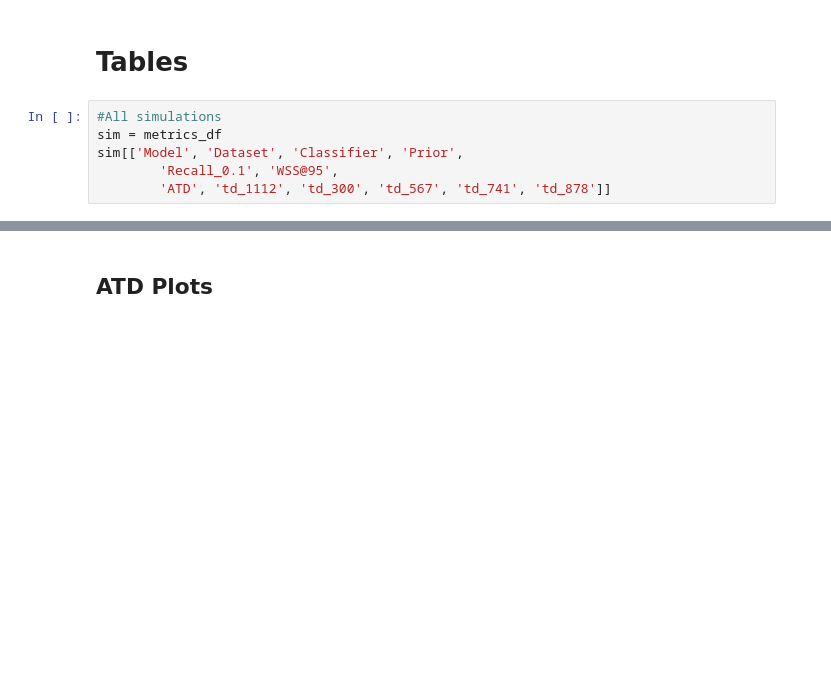
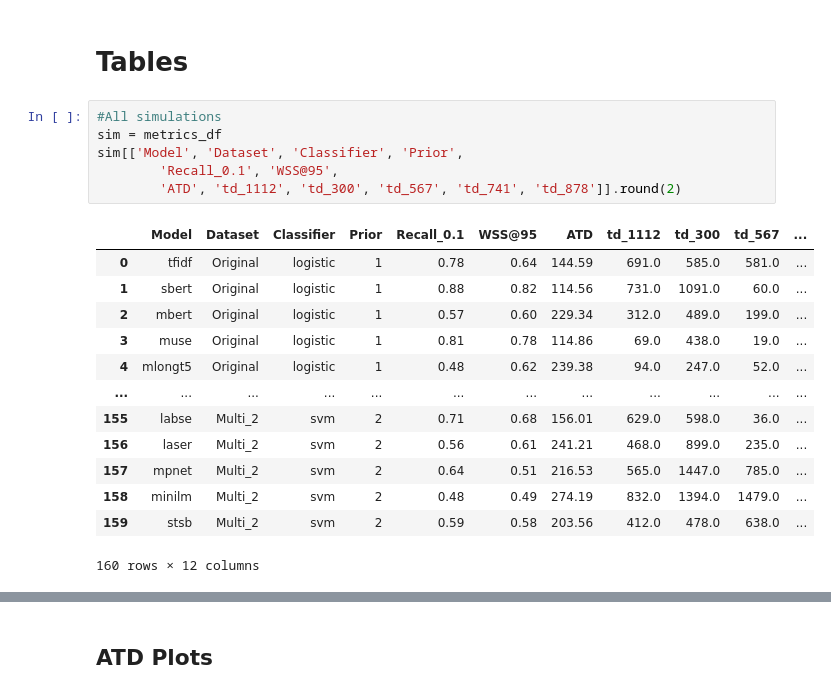
Before and after one commit to Robdboer/Multilingual-Feature-Extractors-Study, a Jupyter notebook: scripts/Simulation Results.ipynb, the cells around one changed output, grey strips where cells are left out. Drawn from its saved outputs; the diff is of its cells as text; blank space fills up the shorter version.

```diff
--- a/scripts/Simulation Results.ipynb
+++ b/scripts/Simulation Results.ipynb
@@ -75,9 +89,23 @@ metrics_df
 # %%
 #All simulations
 sim = metrics_df
 sim[['Model', 'Dataset', 'Classifier', 'Prior',
         'Recall_0.1', 'WSS@95',
-        'ATD', 'td_1112', 'td_300', 'td_567', 'td_741', 'td_878']]
+        'ATD', 'td_1112', 'td_300', 'td_567', 'td_741', 'td_878']].round(2)
+# %% [output]
+|  | Model | Dataset | Classifier | Prior | Recall_0.1 | WSS@95 | ATD | td_1112 | td_300 | td_567 | ... |
+| 0 | tfidf | Original | logistic | 1 | 0.78 | 0.64 | 144.59 | 691.0 | 585.0 | 581.0 | ... |
+| 1 | sbert | Original | logistic | 1 | 0.88 | 0.82 | 114.56 | 731.0 | 1091.0 | 60.0 | ... |
+| 2 | mbert | Original | logistic | 1 | 0.57 | 0.60 | 229.34 | 312.0 | 489.0 | 199.0 | ... |
+| 3 | muse | Original | logistic | 1 | 0.81 | 0.78 | 114.86 | 69.0 | 438.0 | 19.0 | ... |
+| 4 | mlongt5 | Original | logistic | 1 | 0.48 | 0.62 | 239.38 | 94.0 | 247.0 | 52.0 | ... |
+| ... | ... | ... | ... | ... | ... | ... | ... | ... | ... | ... | ... |
+| 155 | labse | Multi_2 | svm | 2 | 0.71 | 0.68 | 156.01 | 629.0 | 598.0 | 36.0 | ... |
+| 156 | laser | Multi_2 | svm | 2 | 0.56 | 0.61 | 241.21 | 468.0 | 899.0 | 235.0 | ... |
+| 157 | mpnet | Multi_2 | svm | 2 | 0.64 | 0.51 | 216.53 | 565.0 | 1447.0 | 785.0 | ... |
+| 158 | minilm | Multi_2 | svm | 2 | 0.48 | 0.49 | 274.19 | 832.0 | 1394.0 | 1479.0 | ... |
+| 159 | stsb | Multi_2 | svm | 2 | 0.59 | 0.58 | 203.56 | 412.0 | 478.0 | 638.0 | ... |
+160 rows × 12 columns
 # %%
 #Specific simulations
 sim = metrics_df.loc[(metrics_df.Classifier == 'logistic') & (metrics_df.Prior == '1') & (metrics_df.Dataset == 'Multi_2')]
```
Also changed, not shown: parts of 15 cells of this notebook, 1 other file.
